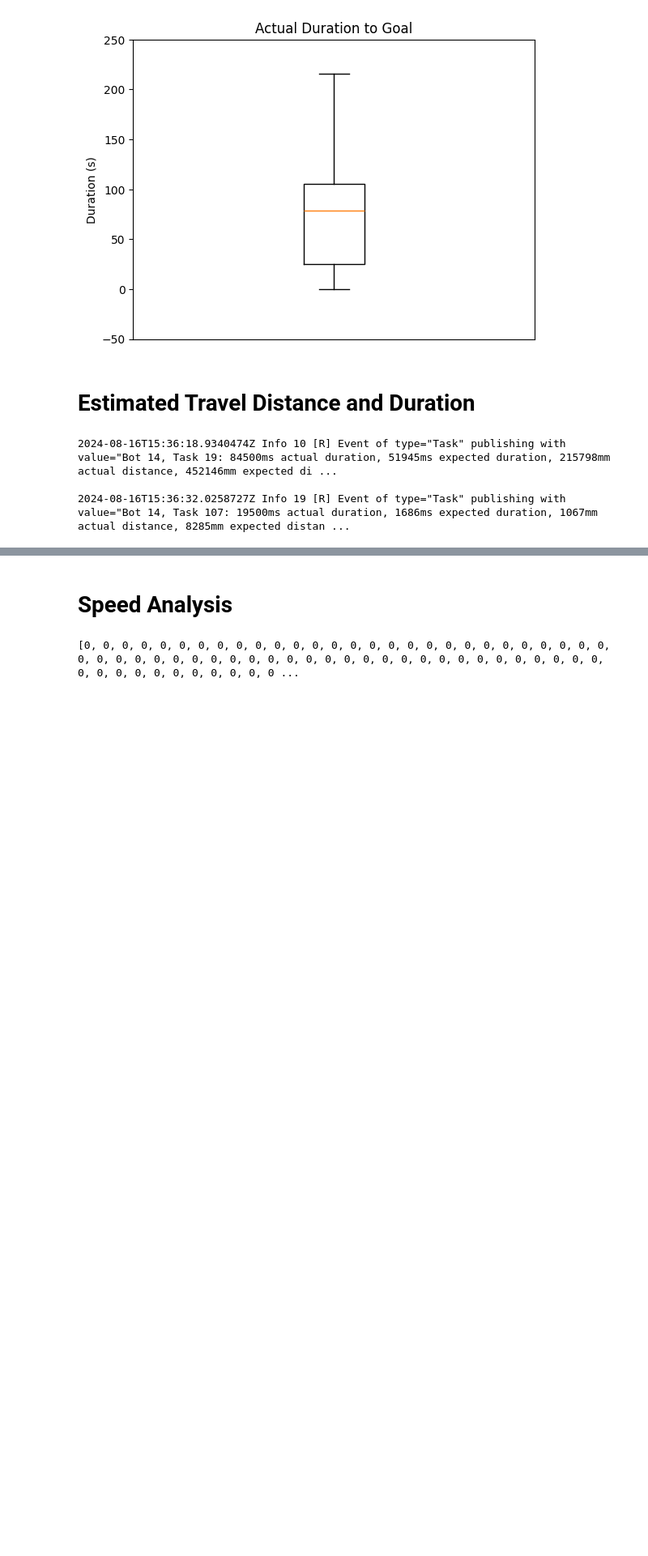
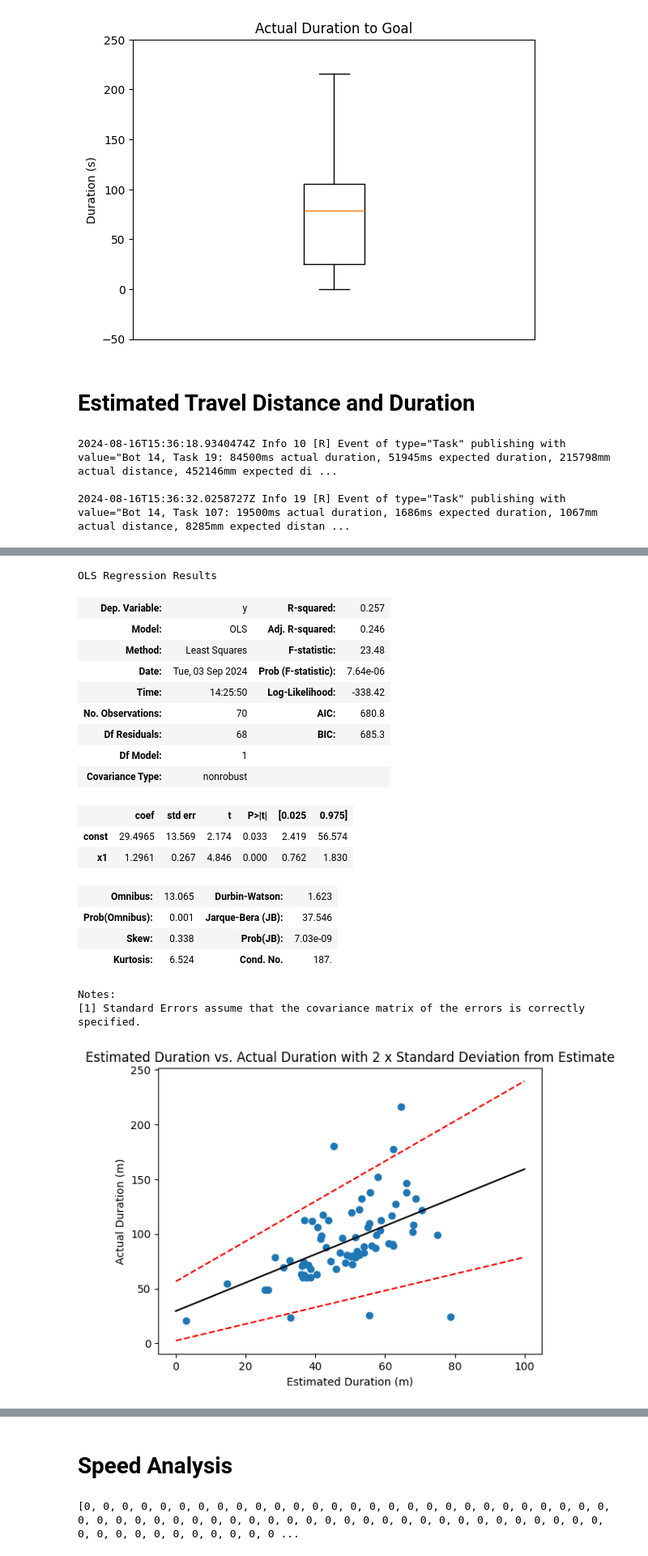
Before and after one commit to Ethan-Schneider/M2M, a Jupyter notebook: router_analysis.ipynb, the cells around one changed output, grey strips where cells are left out. Shown at 81% size. Cells and saved outputs as stored; diff of their text form; code cells hidden in the pictures; blank space fills up the shorter version.

```diff
--- a/router_analysis.ipynb
+++ b/router_analysis.ipynb
@@ -483,0 +560,60 @@ plt.show()
+# %%
+N = len(estimated_duration)
+p = np.asarray(estimated_duration).reshape(-1, 1).shape[1] + 1  # plus one because LinearRegression adds an intercept term
+
+X_with_intercept = np.empty(shape=(N, p))
+X_with_intercept[:, 0] = 1
+X_with_intercept[:, 1:p] = np.asarray(estimated_duration).reshape(-1, 1)
+
+beta_hat = np.linalg.inv(X_with_intercept.T @ X_with_intercept) @ X_with_intercept.T @ actual_duration
+
+
+ols = sm.OLS(actual_duration, X_with_intercept)
+ols_result = ols.fit()
+results_summary = ols_result.summary()
+
+results_as_html = results_summary.tables[1].as_html()
+df = pd.read_html(results_as_html, header=0, index_col=0)[0]
+
+linear_regression = df['coef'].to_list()
+lower_std = df['[0.025'].to_list()
+upper_std = df['0.975]'].to_list()
+
+plt.scatter(estimated_duration, actual_duration)
+plt.xlabel("Estimated Duration (m)")
+plt.ylabel("Actual Duration (m)")
+plt.title("Estimated Duration vs. Actual Duration with 2 x Standard Deviation from Estimate")
+
+x = np.linspace(0, 100, 100)
+y = linear_regression[1]*x + linear_regression[0]
+plt.plot(x, y, 'k')
+
+
+y = lower_std[1]*x + lower_std[0]
+plt.plot(x, y, '--r')
+
+y = upper_std[1]*x + upper_std[0]
+plt.plot(x, y, '--r')
+
+ols_result.summary()
+# %% [output]
+OLS Regression Results
+| Dep. Variable: | y | R-squared: | 0.257 |
+| Model: | OLS | Adj. R-squared: | 0.246 |
+| Method: | Least Squares | F-statistic: | 23.48 |
+| Date: | Tue, 03 Sep 2024 | Prob (F-statistic): | 7.64e-06 |
+| Time: | 14:25:50 | Log-Likelihood: | -338.42 |
+| No. Observations: | 70 | AIC: | 680.8 |
+| Df Residuals: | 68 | BIC: | 685.3 |
+| Df Model: | 1 |  |  |
+| Covariance Type: | nonrobust |  |  |
+|  | coef | std err | t | P>|t| | [0.025 | 0.975] |
+| const | 29.4965 | 13.569 | 2.174 | 0.033 | 2.419 | 56.574 |
+| x1 | 1.2961 | 0.267 | 4.846 | 0.000 | 0.762 | 1.830 |
+| Omnibus: | 13.065 | Durbin-Watson: | 1.623 |
+| Prob(Omnibus): | 0.001 | Jarque-Bera (JB): | 37.546 |
+| Skew: | 0.338 | Prob(JB): | 7.03e-09 |
+| Kurtosis: | 6.524 | Cond. No. | 187. |
+Notes:
+[1] Standard Errors assume that the covariance matrix of the errors is correctly specified.
+[figure, added]
```
Also changed, not shown: parts of 42 cells of this notebook, 19 other files.
